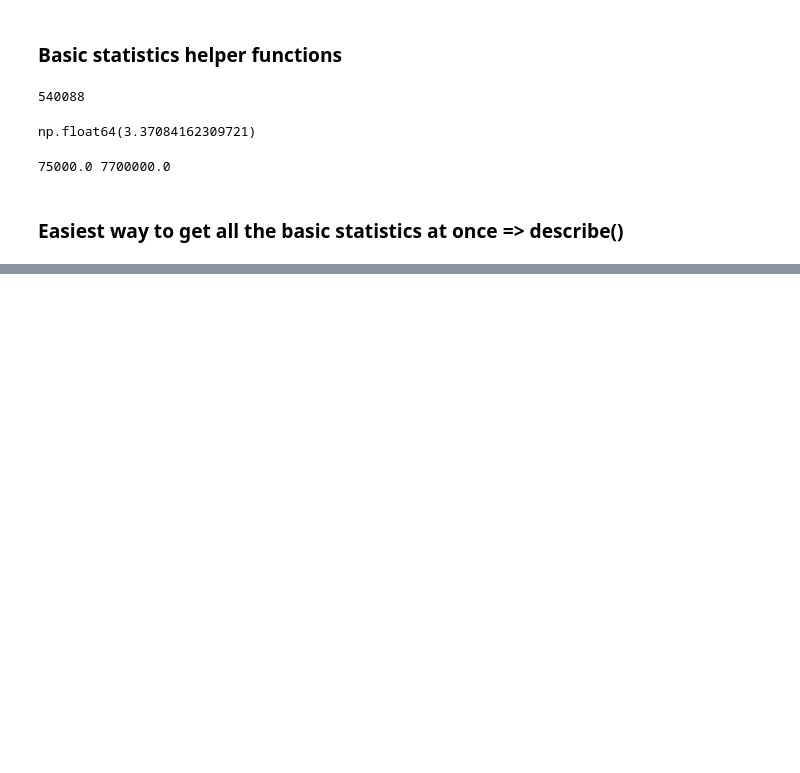
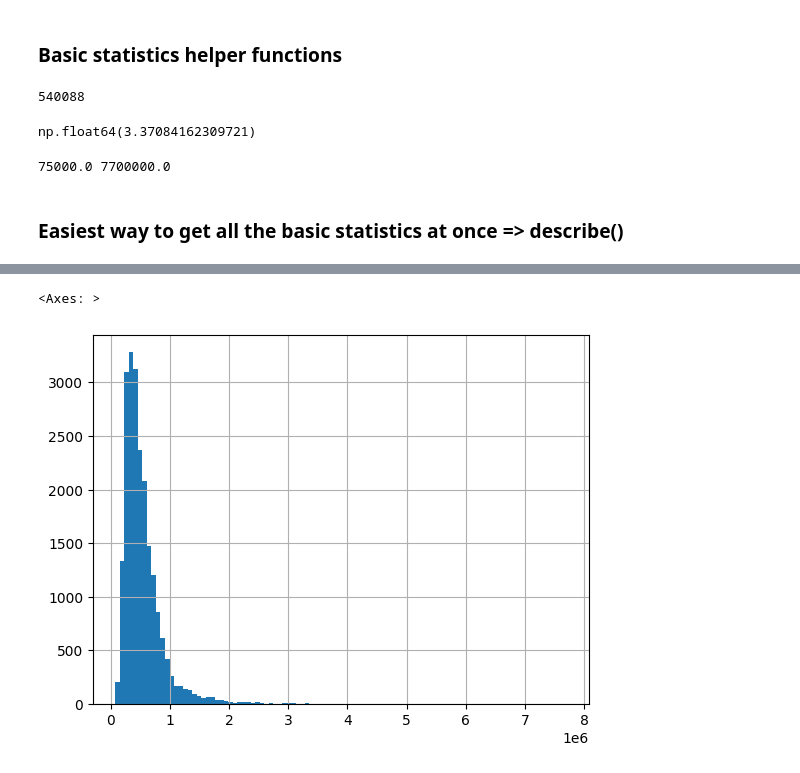
Before and after one commit to tuomasvaltanenLUAS/DataAnalytics2026, a Jupyter notebook: lecture4_pandas_tools/pandas_houses_examples1.ipynb, the cells around one changed output, grey strips where cells are left out. Saved outputs shown, nothing was run; the diff lists cells and outputs as text; code cells hidden in the pictures; blank space fills up the shorter version.

```diff
--- a/lecture4_pandas_tools/pandas_houses_examples1.ipynb
+++ b/lecture4_pandas_tools/pandas_houses_examples1.ipynb
@@ -182,0 +226,5 @@ df.describe()
+# %%
+df['price'].hist(bins=100)
+# %% [output]
+<Axes: >
+[figure, added]
```
Also changed, not shown: parts of 14 cells of this notebook.
